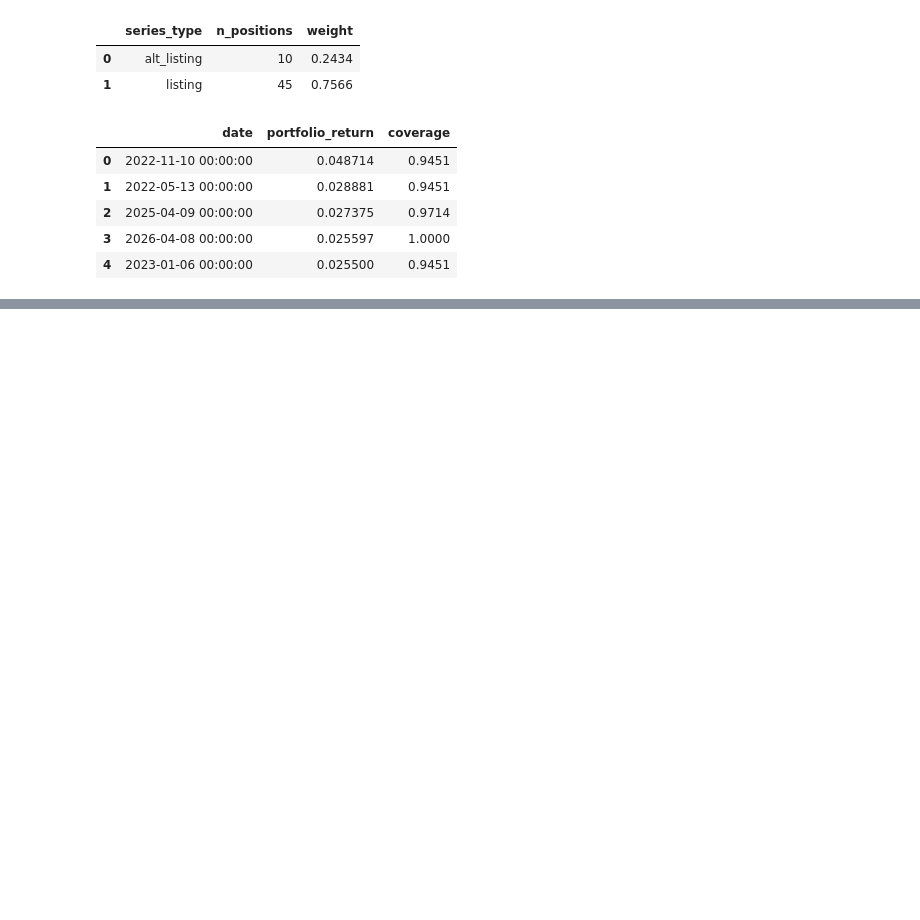
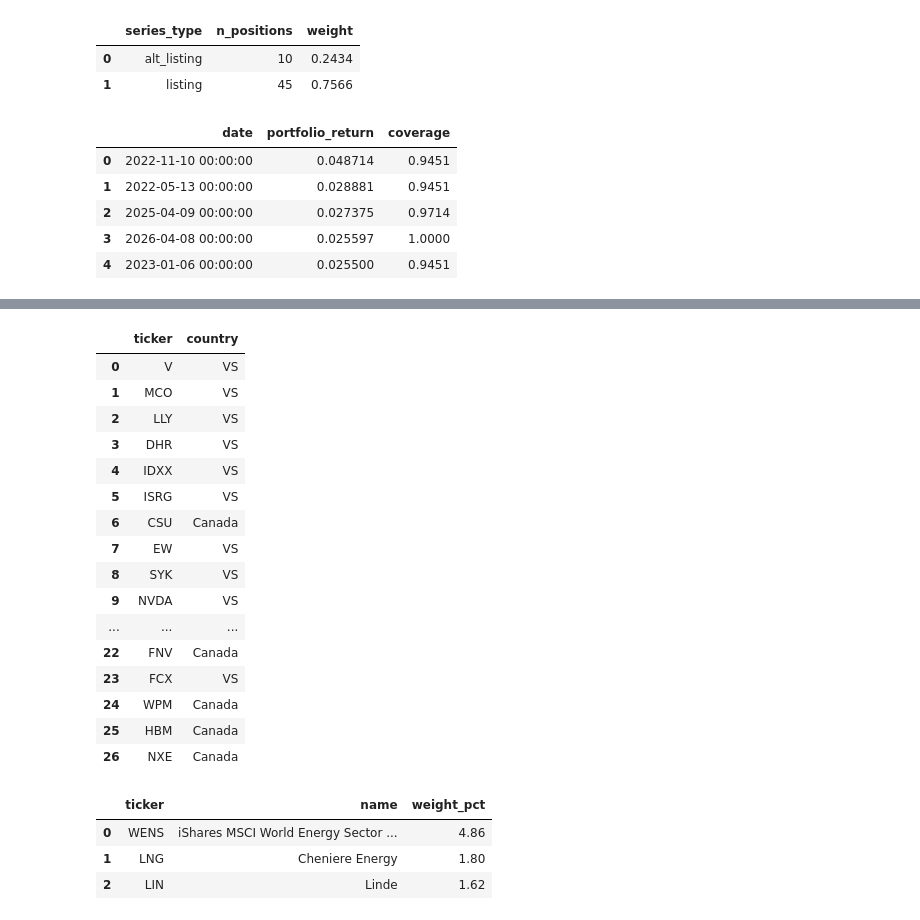
Before and after one commit to caswvandersteen/Investment-Portfolio-Analysis, a Jupyter notebook: notebooks/03_sql_basics.ipynb, the cells around one changed output, grey strips where cells are left out. Saved outputs shown, nothing was run; the diff lists cells and outputs as text; code cells hidden in the pictures; blank space fills up the shorter version.

```diff
--- a/notebooks/03_sql_basics.ipynb
+++ b/notebooks/03_sql_basics.ipynb
@@ -302,0 +364,37 @@ LIMIT 5
+# %%
+query("""
+SELECT ticker, country
+FROM holdings
+WHERE country = 'Canada' OR country = 'VS'
+""")
+# %% [output]
+|  | ticker | country |
+| 0 | V | VS |
+| 1 | MCO | VS |
+| 2 | LLY | VS |
+| 3 | DHR | VS |
+| 4 | IDXX | VS |
+| 5 | ISRG | VS |
+| 6 | CSU | Canada |
+| 7 | EW | VS |
+| 8 | SYK | VS |
+| 9 | NVDA | VS |
+| ... | ... | ... |
+| 22 | FNV | Canada |
+| 23 | FCX | VS |
+| 24 | WPM | Canada |
+| 25 | HBM | Canada |
+| 26 | NXE | Canada |
+# %%
+query("""
+SELECT ticker, name, ROUND(weight_in_portfolio * 100, 2) AS weight_pct
+FROM holdings
+WHERE pie = 'Energie'
+ORDER BY weight_pct DESC
+LIMIT 3
+""")
+# %% [output]
+|  | ticker | name | weight_pct |
+| 0 | WENS | iShares MSCI World Energy Sector ... | 4.86 |
+| 1 | LNG | Cheniere Energy | 1.80 |
+| 2 | LIN | Linde | 1.62 |
```
Also changed, not shown: parts of 18 cells of this notebook, 2 other files.
